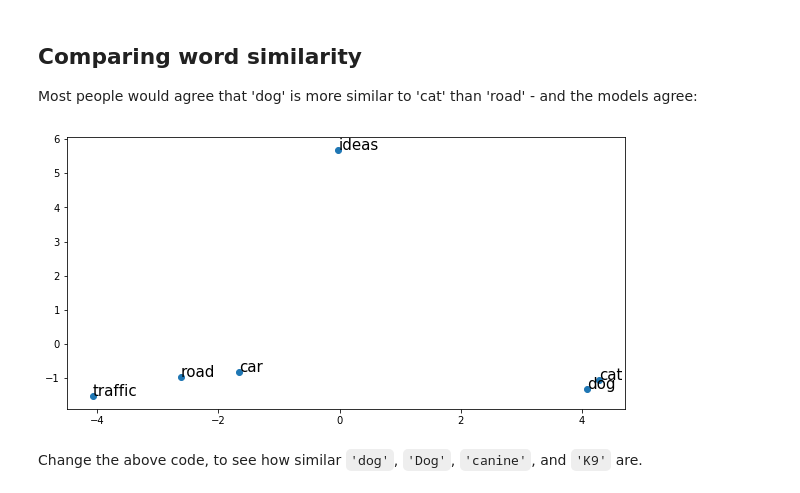
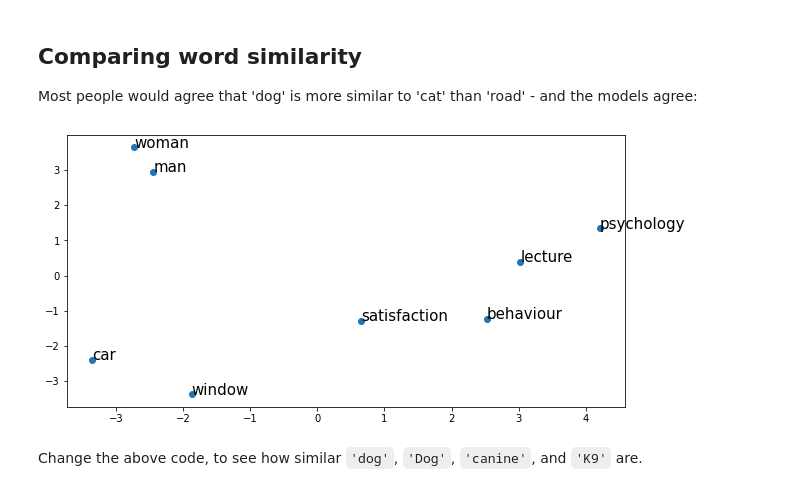
Before and after one commit to 473x/nlp_intro_v1, a Jupyter notebook: NLP intro_v3.ipynb, the cells around one changed output. Saved outputs shown, nothing was run; the diff lists cells and outputs as text; code cells hidden in the pictures.

Commit message:
updated image

```diff
--- a/NLP intro_v3.ipynb
+++ b/NLP intro_v3.ipynb
@@ -243,12 +243,12 @@ For example, the translations in the vector space between 'queen' and 'king' are
 # %% [markdown]
 ## Comparing word similarity
 Most people would agree that 'dog' is more similar to 'cat' than 'road' - and the models agree:
-# %%
-words = ['dog', 'cat', 'car', 'road', 'traffic', 'ideas']
-
-compareMeanings(words)
-# %% [output]
-[figure, removed]
+# %%
+words = ['behaviour', 'man', 'woman', 'psychology', 'car', 'satisfaction', 'lecture', 'window']
+
+compareMeanings(words)
+# %% [output]
+[figure, added]
 # %% [markdown]
 Change the above code, to see how similar `'dog'`, `'Dog'`, `'canine'`, and `'K9'` are.
 # %% [markdown]
```
Also changed, not shown: parts of 15 cells of this notebook, 2 other files.
